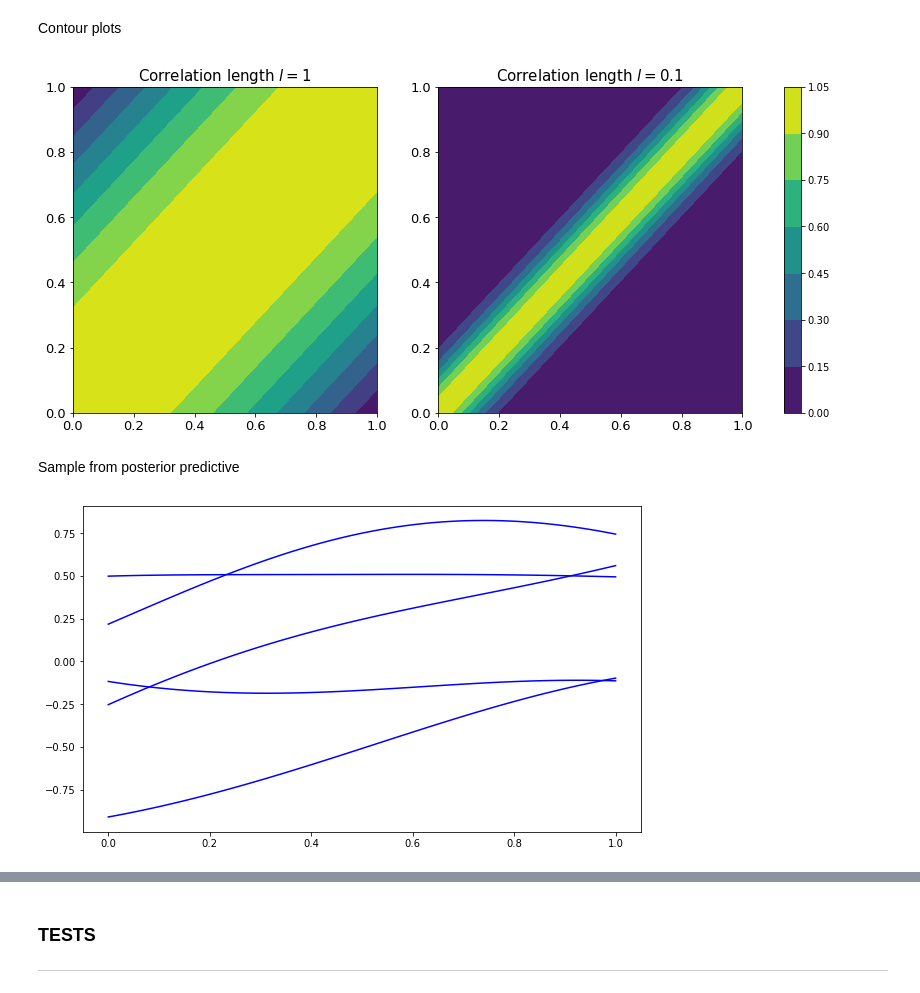
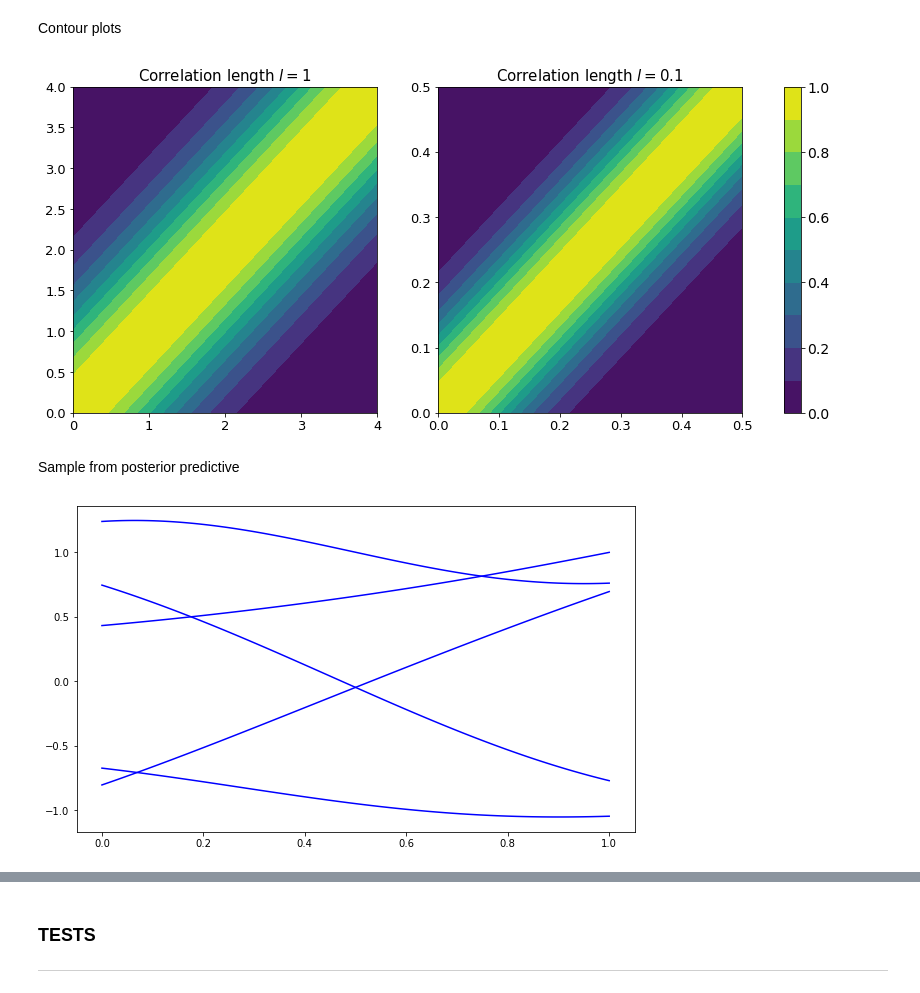
Before and after one commit to SByeUva/uncertainty_quantification, a Jupyter notebook: 11_homework/HW11.ipynb, the cells around one changed output, grey strips where cells are left out. Cells and saved outputs as stored; diff of their text form; code cells hidden in the pictures.

```diff
--- a/11_homework/HW11.ipynb
+++ b/11_homework/HW11.ipynb
@@ -12,7 +12,7 @@ from itertools import product
 -----
 # %%
 def squared_exp(x1, x2, sigma_f=1, l=1):
-    return sigma_f**2*np.exp(-1/(2*l**2)*(x1-x2)**2)
+    return sigma_f*np.exp(-1/(2*l**2)*(x1-x2)**2)
 
 def data_to_vector(x):
     result = list(zip(*product(x, x)))
@@ -43,9 +43,6 @@ def construct_posterior_predictive(data_xstar, data_x, data_y, sigma=0.01, sigma
     return f_star_bar, cov_f_star,
 
 def cholesky_alg(data_xstar, data_x, data_y, noise):
-    """
-    Alg from book
-    """
     N_star = 1
     N = len(data_x)
     # construct all covariance matrices
@@ -58,6 +55,7 @@ def cholesky_alg(data_xstar, data_x, data_y, noise):
     temp = np.linalg.solve(L, data_y)
     alpha = np.linalg.solve(L.T, temp)
 
+
     f_star_bar = np.matmul(K_sx, alpha)
 
     v = np.linalg.solve(L, K_sx.T)
@@ -85,28 +83,30 @@ plt.plot(data_x, data_y, 'ro');
 Contour plots
 # %%
 # Data in [0,1] so contour of [0,1] (?)
-points = np.linspace(0,1, 500)
+points2 = np.linspace(0,0.5, 500)
+points1 = np.linspace(0,4,500)
 
 # get cov matrices for l=1,l=0.1
-x1, x2 = data_to_vector(points)
+x1, x2 = data_to_vector(points1)
+x3, x4 = data_to_vector(points2)
 cov_mat1 = squared_exp(x1, x2).reshape(500,500)
-cov_mat2 = squared_exp(x1, x2, l=0.1).reshape(500,500)
+cov_mat2 = squared_exp(x3, x4, l=0.1).reshape(500,500)
 
 fig, (ax1, ax2) = plt.subplots(1, 2, figsize=(15,6))
 
 labels = [1, 0.1]
 # plot dings
 #plt.suptitle('Contour plots of the squared exponential kernel', fontsize=16)
 for i,ax in enumerate([ax1, ax2]):
     ax.tick_params('both', labelsize=13)
     ax.set_title(f'Correlation length $l={labels[i]}$',fontsize=15)
 
-ax1.contourf(points, points, cov_mat1);
-im = ax2.contourf(points, points, cov_mat2);
-
-cbar = plt.colorbar(im, ax=[ax1,ax2])
+ax1.contourf(points1, points1, cov_mat1, 10, vmin=0, vmax=1);
+im = ax2.contourf(points2, points2, cov_mat2, 10, vmin=0, vmax=1);
+cbar = plt.colorbar(im, ax=[ax1,ax2]);
+cbar.ax.tick_params(labelsize=14)
 # %% [output]
-[figure, old version]
+[figure, new version]
 # %% [markdown]
 Sample from posterior predictive
 # %%
@@ -124,4 +124,4 @@ for i in range(M):
 
     plt.plot(x_star, samples, 'b-');
 # %% [output]
-[figure, old version]
+[figure, new version]
```
Also changed, not shown: parts of 4 cells of this notebook.
